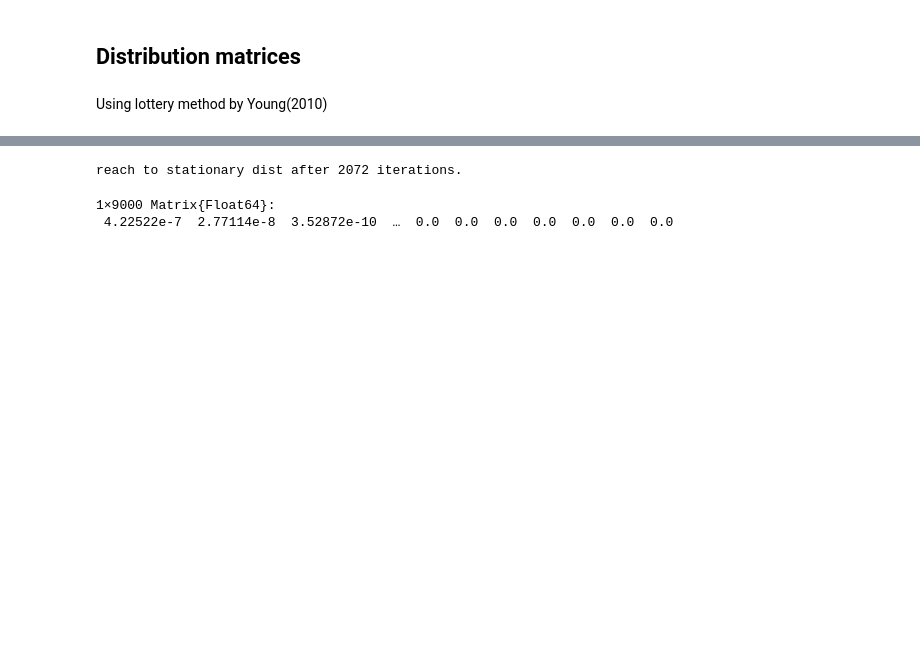
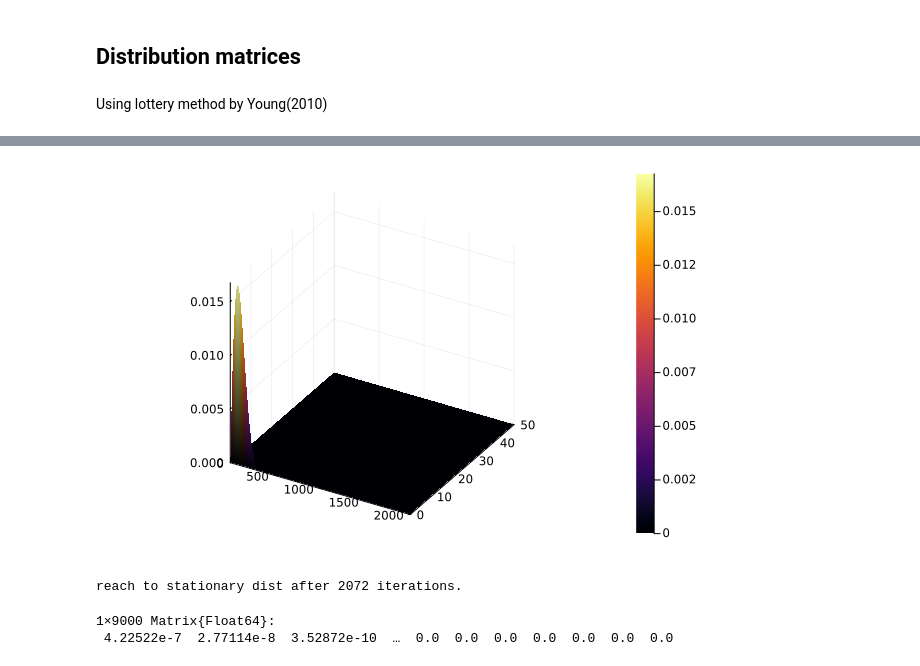
Before and after one commit to ErfanAhar/Credit-Expansion-and-Fiscal-Multiplier, a Jupyter notebook: Codes/Julia-TwoAsset/twoasset_adjustmentCost.ipynb, the cells around one changed output, grey strips where cells are left out. Cells and saved outputs as stored; diff of their text form; code cells hidden in the pictures; blank space fills up the shorter version.

Commit message:
stable dist

```diff
--- a/Codes/Julia-TwoAsset/twoasset_adjustmentCost.ipynb
+++ b/Codes/Julia-TwoAsset/twoasset_adjustmentCost.ipynb
@@ -281,0 +255,28 @@ nodes(basis)
+# %%
+function transitionMartixMaker!(pr)
+    @unpack a, b, z_p, nz = pr
+    basis = Basis(SplineParams(pr.a, 0, 1),SplineParams(pr.b, 0, 1))
+    temp = [kron(z_p[s,:], convert(Expanded, BasisMatrix(Basis(basis),Direct(), [reshape(pr.a_pol[s,:,:]',:,1)  reshape(pr.b_pol[s,:,:]',:,1) ] ) ).vals[1]' ) for s in 1:pr.nz]
+    pr.Λ = hcat(temp...)
+end
+
+function distFinder(pr)
+    @unpack nz,Λ,dist = pr
+    diff = 1
+    tol = 1e-8
+    dist_new = copy(dist)
+    for i = 1:10000
+        mul!(dist_new,Λ,dist)
+        if i%100 == 0
+            diff = norm(dist_new - dist, Inf)
+            if diff < tol
+                break
+            end
+        end
+        dist .= dist_new
+    end
+    return pr.dist = dist
+end
+
+transitionMartixMaker!(pr);
+dist_new = distFinder(pr)
@@ -282 +301,10 @@ nodes(basis)
+# %%
+dist_p = reshape(dist_new, pr.na, pr.nb, pr.nz)
+
+# draw first n = 20 first
+na = pr.na
+nb = pr.nb
+surface(a[1:na], b[1:nb], dist_p[1:na,1:nb,1]')
+# %% [output]
+[figure, added]
 # %%
```
Also changed, not shown: parts of 7 cells of this notebook, 4 other files.
